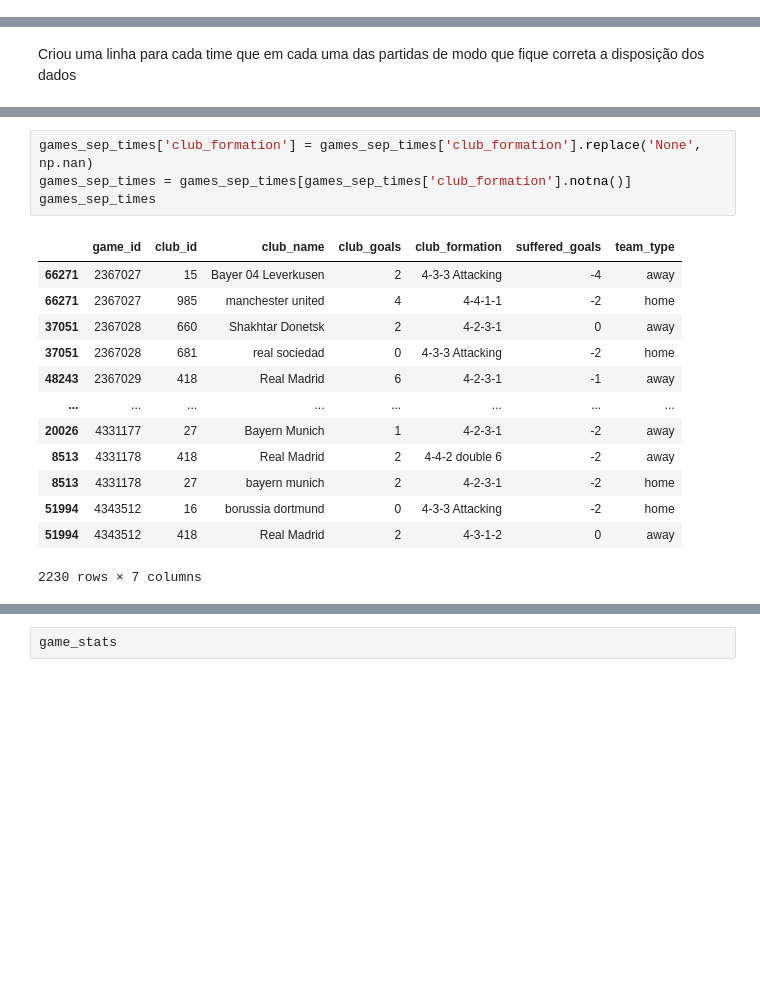
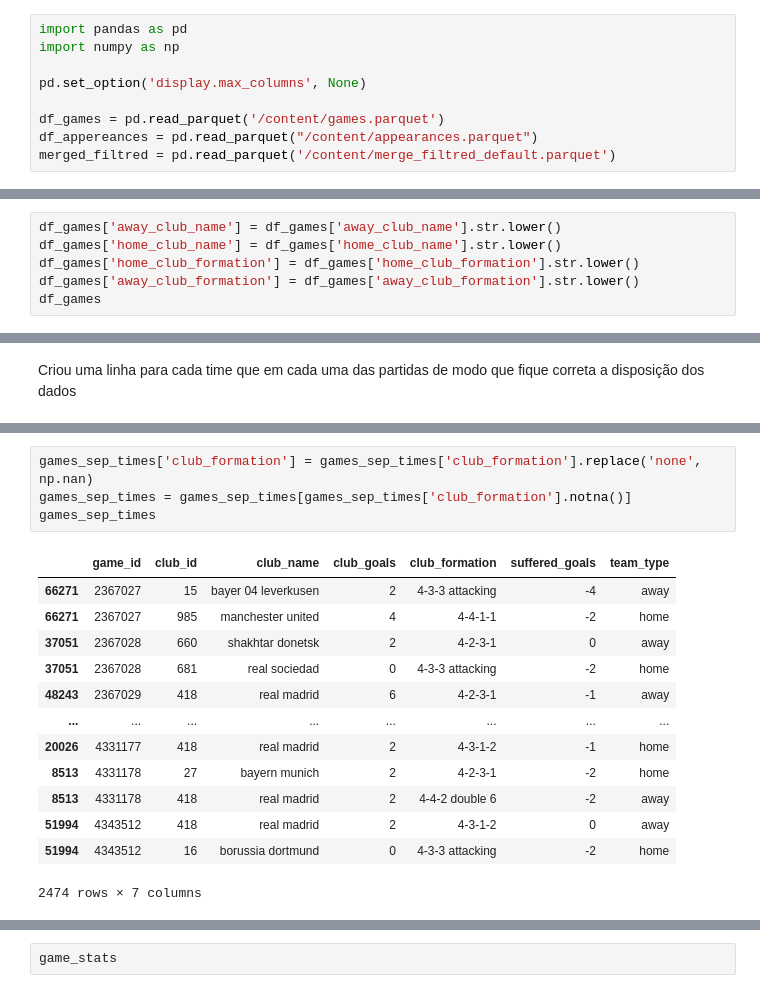
Before and after one commit to Matheusmrinho/pullebyte-analises, a Jupyter notebook: DataSet Project/clustering/juncao_tabelas.ipynb, the cells around one changed output, grey strips where cells are left out. Drawn from its saved outputs; the diff is of its cells as text; blank space fills up the shorter version.

```diff
--- a/DataSet Project/clustering/juncao_tabelas.ipynb
+++ b/DataSet Project/clustering/juncao_tabelas.ipynb
@@ -12,0 +1,9 @@ df_game_events = pd.read_parquet("Q:/Universidade/PISI3/pullebyte-analises/DataS
+# %%
+import pandas as pd
+import numpy as np
+
+pd.set_option('display.max_columns', None)
+
+df_games = pd.read_parquet('/content/games.parquet')
+df_appereances = pd.read_parquet("/content/appearances.parquet")
+merged_filtred = pd.read_parquet('/content/merge_filtred_default.parquet')
@@ -47,0 +63,6 @@ df_games
+# %%
+df_games['away_club_name'] = df_games['away_club_name'].str.lower()
+df_games['home_club_name'] = df_games['home_club_name'].str.lower()
+df_games['home_club_formation'] = df_games['home_club_formation'].str.lower()
+df_games['away_club_formation'] = df_games['away_club_formation'].str.lower()
+df_games
@@ -92,21 +157,21 @@ games_sep_times = games_sep_times.sort_values('game_id')
 # %%
-games_sep_times['club_formation'] = games_sep_times['club_formation'].replace('None', np.nan)
+games_sep_times['club_formation'] = games_sep_times['club_formation'].replace('none', np.nan)
 games_sep_times = games_sep_times[games_sep_times['club_formation'].notna()]
 games_sep_times
 # %% [output]
 |  | game_id | club_id | club_name | club_goals | club_formation | suffered_goals | team_type |
-| 66271 | 2367027 | 15 | Bayer 04 Leverkusen | 2 | 4-3-3 Attacking | -4 | away |
+| 66271 | 2367027 | 15 | bayer 04 leverkusen | 2 | 4-3-3 attacking | -4 | away |
 | 66271 | 2367027 | 985 | manchester united | 4 | 4-4-1-1 | -2 | home |
-| 37051 | 2367028 | 660 | Shakhtar Donetsk | 2 | 4-2-3-1 | 0 | away |
-| 37051 | 2367028 | 681 | real sociedad | 0 | 4-3-3 Attacking | -2 | home |
-| 48243 | 2367029 | 418 | Real Madrid | 6 | 4-2-3-1 | -1 | away |
+| 37051 | 2367028 | 660 | shakhtar donetsk | 2 | 4-2-3-1 | 0 | away |
+| 37051 | 2367028 | 681 | real sociedad | 0 | 4-3-3 attacking | -2 | home |
+| 48243 | 2367029 | 418 | real madrid | 6 | 4-2-3-1 | -1 | away |
 | ... | ... | ... | ... | ... | ... | ... | ... |
-| 20026 | 4331177 | 27 | Bayern Munich | 1 | 4-2-3-1 | -2 | away |
-| 8513 | 4331178 | 418 | Real Madrid | 2 | 4-4-2 double 6 | -2 | away |
+| 20026 | 4331177 | 418 | real madrid | 2 | 4-3-1-2 | -1 | home |
 | 8513 | 4331178 | 27 | bayern munich | 2 | 4-2-3-1 | -2 | home |
-| 51994 | 4343512 | 16 | borussia dortmund | 0 | 4-3-3 Attacking | -2 | home |
-| 51994 | 4343512 | 418 | Real Madrid | 2 | 4-3-1-2 | 0 | away |
+| 8513 | 4331178 | 418 | real madrid | 2 | 4-4-2 double 6 | -2 | away |
+| 51994 | 4343512 | 418 | real madrid | 2 | 4-3-1-2 | 0 | away |
+| 51994 | 4343512 | 16 | borussia dortmund | 0 | 4-3-3 attacking | -2 | home |
-2230 rows × 7 columns
+2474 rows × 7 columns
 # %%
 games_sep_times['club_formation'].value_counts()
 # %% [output]
```
Also changed, not shown: parts of 20 cells of this notebook, 8 other files.
